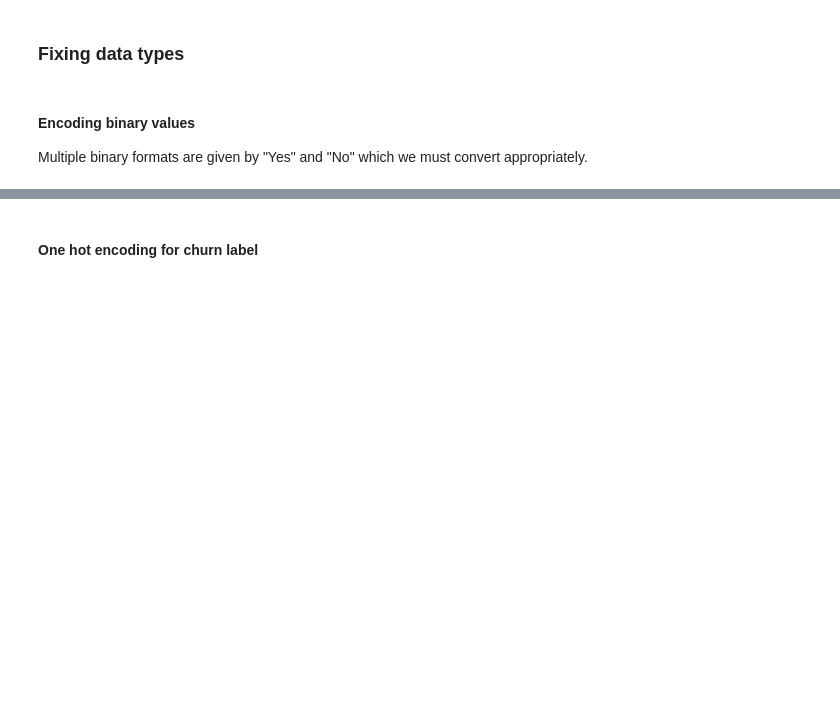
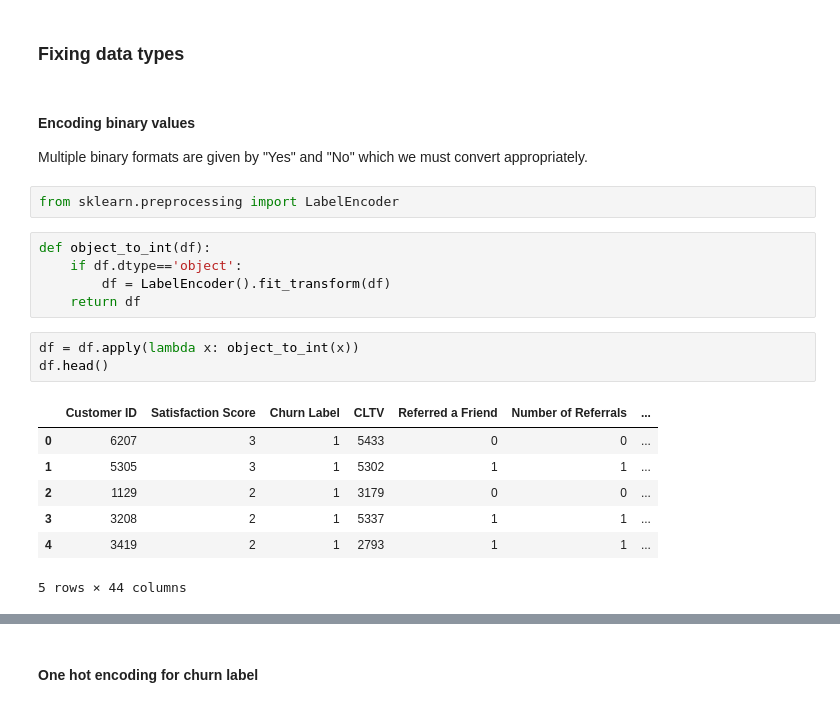
Before and after one commit to lucienwalewski/cse204project, a Jupyter notebook: src/preprocessing.ipynb, the cells around one changed output, grey strips where cells are left out. Saved outputs shown, nothing was run; the diff lists cells and outputs as text; blank space fills up the shorter version.

```diff
--- a/src/preprocessing.ipynb
+++ b/src/preprocessing.ipynb
@@ -431,4 +433,22 @@ memory usage: 2.4+ MB
 #### Encoding binary values
 
 Multiple binary formats are given by "Yes" and "No" which we must convert appropriately.
+# %%
+from sklearn.preprocessing import LabelEncoder
+# %%
+def object_to_int(df):
+    if df.dtype=='object':
+        df = LabelEncoder().fit_transform(df)
+    return df
+# %%
+df = df.apply(lambda x: object_to_int(x))
+df.head()
+# %% [output]
+|  | Customer ID | Satisfaction Score | Churn Label | CLTV | Referred a Friend | Number of Referrals | ... |
+| 0 | 6207 | 3 | 1 | 5433 | 0 | 0 | ... |
+| 1 | 5305 | 3 | 1 | 5302 | 1 | 1 | ... |
+| 2 | 1129 | 2 | 1 | 3179 | 0 | 0 | ... |
+| 3 | 3208 | 2 | 1 | 5337 | 1 | 1 | ... |
+| 4 | 3419 | 2 | 1 | 2793 | 1 | 1 | ... |
+5 rows × 44 columns
 # %%
```
Also changed, not shown: parts of 5 cells of this notebook, 4 other files.
